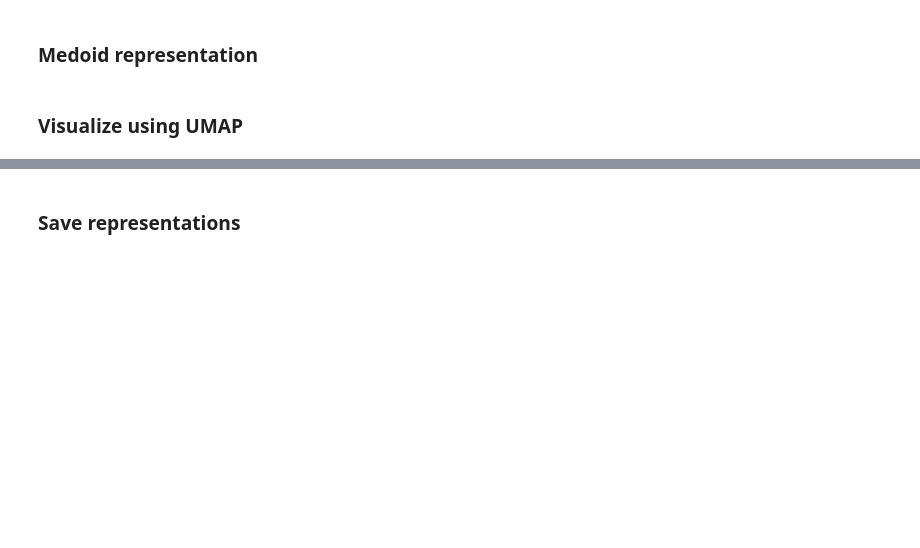
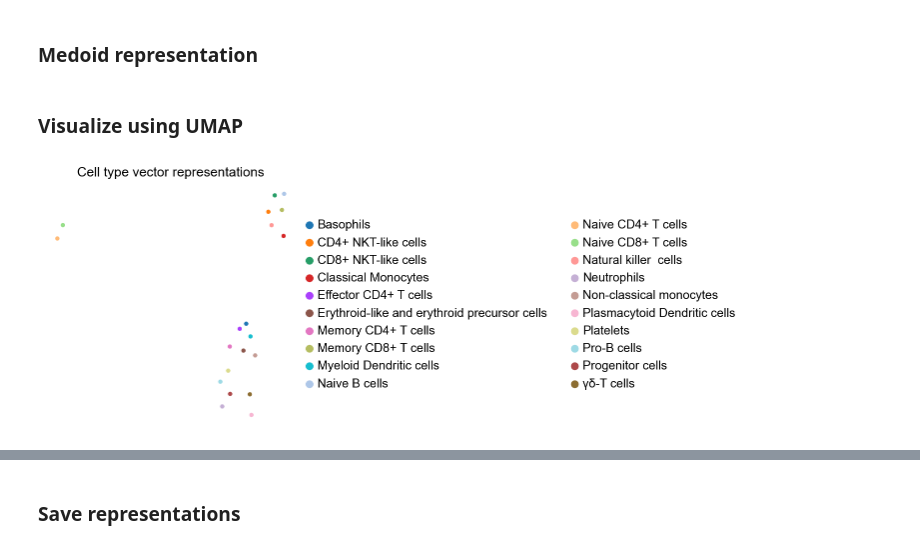
Before and after one commit to LeoAnd00/Masters_Thesis, a Jupyter notebook: code/cell_type_representation/Generate_cell_type_vector_representations.ipynb, the cells around one changed output, grey strips where cells are left out. Cells and saved outputs as stored; diff of their text form; code cells hidden in the pictures; blank space fills up the shorter version.

Commit message:
Code to make vector representations and experimenting with models
Code to make vector representations and experimenting with models

```diff
--- a/code/cell_type_representation/Generate_cell_type_vector_representations.ipynb
+++ b/code/cell_type_representation/Generate_cell_type_vector_representations.ipynb
@@ -29,4 +31,6 @@ MedoidRepresentation = MCTR_env.MedoidRepresentation()
 # %% [markdown]
 ### Visualize using UMAP
 # %%
-MCTR_env.UMAP_visualization(representation=CentroidRepresentation)
+MCTR_env.UMAP_visualization(representation=CentroidRepresentation, neighbors=2, size=60)
+# %% [output]
+[figure, added]
```
Also changed, not shown: parts of 7 cells of this notebook, 8 other files.
